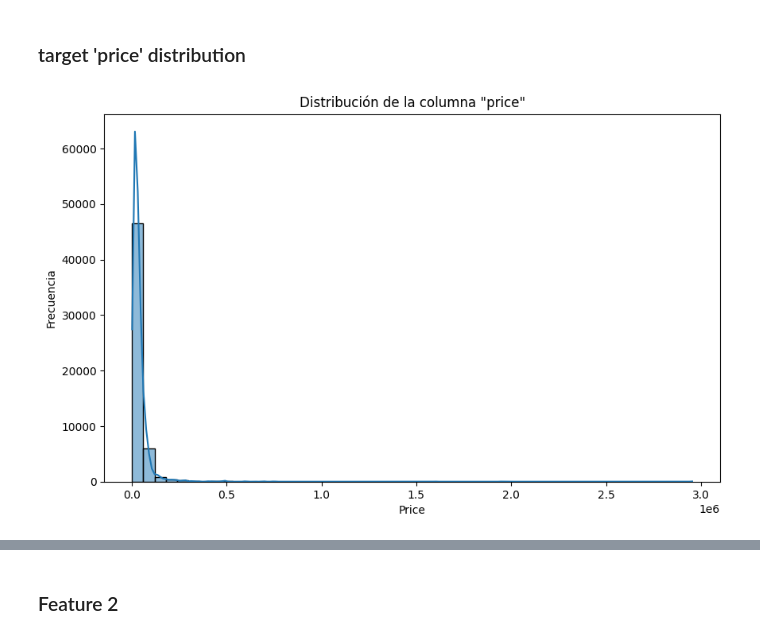
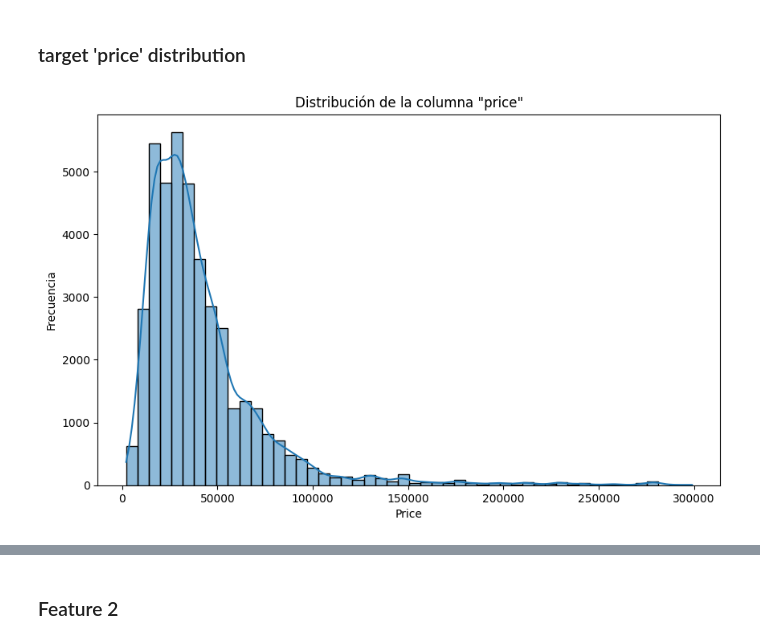
Before and after one commit to Remolino777/KaggleX, a Jupyter notebook: booknotes/s1_t1/trans.ipynb, the cells around one changed output, grey strips where cells are left out. Drawn from its saved outputs; the diff is of its cells as text; code cells hidden in the pictures.

```diff
--- a/booknotes/s1_t1/trans.ipynb
+++ b/booknotes/s1_t1/trans.ipynb
@@ -14,5 +14,5 @@ data = r'D:\0_Respaldo\0_Proyectos_2024\ML_proyects\KagelX\KaggleX\data\clean\cl
 # %%
-df = pd.read_parquet(data)
+df = pd.read_parquet(path)
 # %%
 df.head(3)
 # %% [output]
@@ -34,15 +60,15 @@ label_accident = LabelEncoder()
 # %%
 beta = ['price', 'engine', 'accident', 'milage', 'model_year']
 # %%
-df1 =df[beta].copy()
+df1 =df.copy()
 # %%
-#df1['brand'] = label_brand.fit_transform(df['brand'])
-#df1['model'] = label_brand.fit_transform(df['model'])
-#df1['fuel_type'] = label_fuel.fit_transform(df['fuel_type'])
+df1['brand'] = label_brand.fit_transform(df['brand'])
+df1['model'] = label_brand.fit_transform(df['model'])
+df1['fuel_type'] = label_fuel.fit_transform(df['fuel_type'])
 df1['engine'] = label_engine.fit_transform(df['engine'])
-#df1['transmission'] = label_trans.fit_transform(df['transmission'])
-#df1['ext_col'] = label_ext_col.fit_transform(df['ext_col'])
-#df1['int_col'] = label_ext_int.fit_transform(df['int_col'])
+df1['transmission'] = label_trans.fit_transform(df['transmission'])
+df1['ext_col'] = label_ext_col.fit_transform(df['ext_col'])
+df1['int_col'] = label_ext_int.fit_transform(df['int_col'])
 df1['accident'] = label_accident.fit_transform(df['accident'])
 # %%
 jb.dump(label_engine, 'label_engine.pkl')
@@ -73,18 +99,18 @@ df1.describe()
 # %%
 df1 = df1[df1['milage'] < 250000]
-df1 = df1[df1['price'] < 500000]
-df1 = df1[df1['model_year'] > 1990]
+df1 = df1[df1['price'] < 300000]
+df1 = df1[df1['model_year'] > 2011]
 # %% [markdown]
 ### target 'price' distribution
 # %%
 plt.figure(figsize=(10, 6))
-sns.histplot(df['price'], bins=50, kde=True)
+sns.histplot(df1['price'], bins=50, kde=True)
 plt.title('Distribución de la columna "price"')
 plt.xlabel('Price')
 plt.ylabel('Frecuencia')
 plt.show()
 # %% [output]
-[figure, old version]
+[figure, new version]
 # %%
 plt.boxplot(df1['price'])
 plt.show()
```
Also changed, not shown: parts of 19 cells of this notebook, 14 other files.
